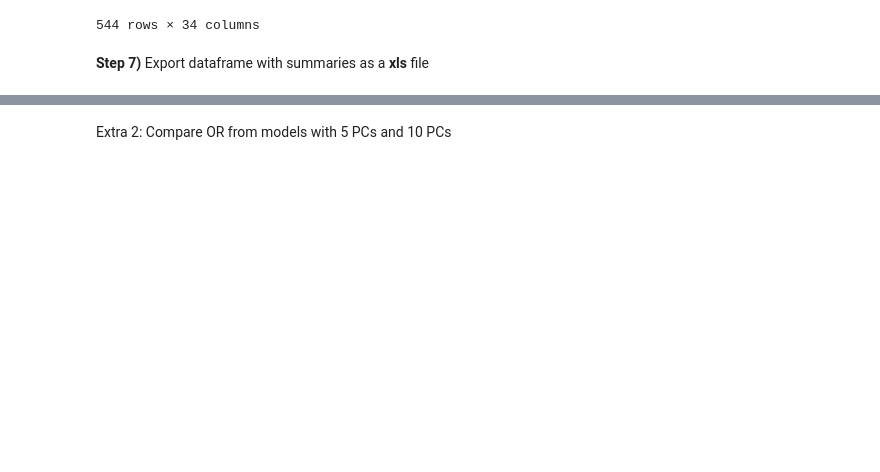
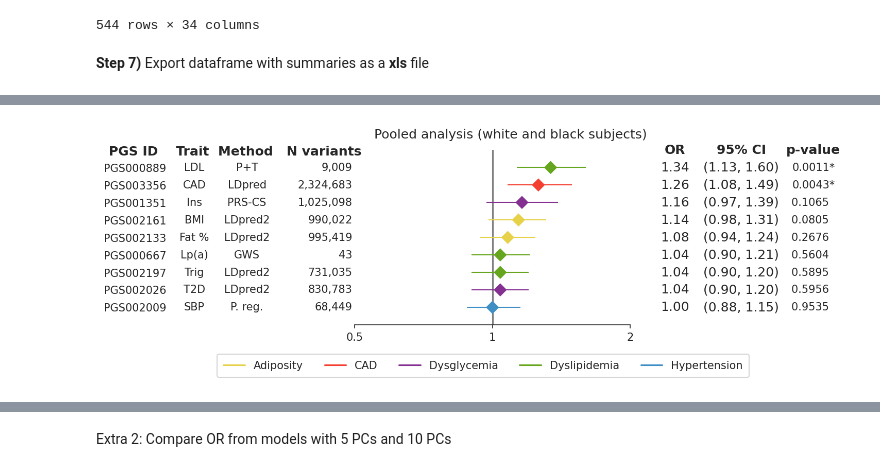
Before and after one commit to rodrigoguarischi/sea, a Jupyter notebook: calculate_grs_odds_ratios_and_create_plots.ipynb, the cells around one changed output, grey strips where cells are left out. Cells and saved outputs as stored; diff of their text form; code cells hidden in the pictures; blank space fills up the shorter version.

```diff
--- a/calculate_grs_odds_ratios_and_create_plots.ipynb
+++ b/calculate_grs_odds_ratios_and_create_plots.ipynb
@@ -735,0 +894,90 @@ Extra: Test interaction term **score*race**
+# %%
+### Plot selected scores without segregrating cohort
+
+# Set image resolution and background
+plt.rcParams['figure.dpi']= 150
+sns.set_style('white')
+
+# Function to return a subset of models that will be used on the forest plot
+def get_models_subset(reference_panel_id, grs_subset, threshold ):
+
+    # Get only subset of lines that meet the criteria
+    models_subset = models_summaries_interaction[ (models_summaries_interaction["reference_panel"] == reference_panel_id) & (models_summaries_interaction["GRS"].isin( grs_subset) ) & (models_summaries_interaction["threshold"] == threshold )]
+    models_subset = models_subset.sort_values("odds_ratio", ascending=False)
+
+    return( models_subset )
+
+# Define score_info and classes of selected scores
+grs_subset_and_info = {
+    "PGS003356": ["CAD", "LDpred", "2,324,683", "CAD"],
+    # "PGS000018": ["CAD", "metaGRS", "1,745,179", "CAD"],
+    "PGS000889": ["LDL", "P+T", "9,009", "Dyslipidemia"],
+    "PGS002133": ["Fat %", "LDpred2", "995,419", "Adiposity"],
+    "PGS001351": ["Ins", "PRS-CS", "1,025,098", "Dysglycemia"],
+    "PGS002161": ["BMI", "LDpred2", "990,022", "Adiposity"],
+    "PGS000667": ["Lp(a)", "GWS", "43", "Dyslipidemia"],
+    "PGS002197": ["Trig", "LDpred2", "731,035", "Dyslipidemia"],
+    "PGS002026": ["T2D", "LDpred2", "830,783", "Dysglycemia"],
+    "PGS002009": ["SBP", "P. reg.", "68,449", "Hypertension"]
+    }
+class_to_color = {
+    "CAD": sns.color_palette( n_colors=40, palette="CMRmap" )[19],
+    "Adiposity": sns.color_palette( n_colors=40, palette="CMRmap" )[32],
+    "Dysglycemia": sns.color_palette( n_colors=40, palette="CMRmap" )[13],
+    "Dyslipidemia": sns.color_palette( n_colors=40, palette="Dark2" )[4],
+    "Hypertension": sns.color_palette( n_colors=10, palette="Blues" )[6]
+    }
+
+# Subset based on criterias and save to a new dataframe
+models_subset = get_models_subset( "topmed", grs_subset_and_info.keys(), "r0")
+
+# Assign classes and colors to each score
+models_subset = models_subset.assign( trait_abbreviation=[ grs_subset_and_info[ elem ][0] for elem in models_subset["GRS"].to_list() ] )
+models_subset = models_subset.assign( dev_method=[ grs_subset_and_info[ elem ][1] for elem in models_subset["GRS"].to_list() ] )
+models_subset = models_subset.assign( n_variants=[ grs_subset_and_info[ elem ][2] for elem in models_subset["GRS"].to_list() ] )
+models_subset = models_subset.assign( grs_class=[ grs_subset_and_info[ elem ][3] for elem in models_subset["GRS"].to_list() ] )
+models_subset = models_subset.assign( color=[ class_to_color[ elem ] for elem in models_subset["grs_class"].to_list() ] )
+
+# Test p-values to see if they survive to multiple testing correction (FDR)
+fdr_result = fdrcorrection( models_subset["score_pvalue"].to_list() )
+models_subset = models_subset.assign( adjusted_p=fdr_result[1] )
+models_subset = models_subset.assign( fdr_significant=fdr_result[0] )
+
+# Create plot
+p = EffectMeasurePlot(
+    label=[ "{0}                                                     ".format( row["GRS"] ) for index, row in models_subset.iterrows() ],
+    effect_measure=[ "{0:.2f}".format(row["odds_ratio"]) for index, row in models_subset.iterrows() ],
+    lcl=[ "{0:.2f}".format(row["conf_interval_lower"]) for index, row in models_subset.iterrows() ],
+    ucl=[ "{0:.2f}".format(row["conf_interval_upper"]) for index, row in models_subset.iterrows() ]
+    )
+# # Adjust axis, labels, titles and frame (sets OR and CI labels to null to use bold fontweight on them)
+p.labels(effectmeasure='', conf_int='', scale='log')
+p.colors(pointshape="D", pointcolor=models_subset["color"], errorbarcolor=models_subset["color"] )
+ax=p.plot(figsize=(7,3), t_adjuster=0.05, min_value=0.5, max_value=2)
+plt.suptitle(" PGS ID    Trait  Method   N variants", x=-0.1, y=0.90, fontweight="bold")
+plt.title("Pooled analysis (white and black subjects)", loc="center",x=-1, y=1.03)
+plt.text( x=0.25, y=1, ha='center', va="center", s="OR", fontsize=12, fontweight="bold")
+plt.text( x=0.753, y=1, ha='center', va="center", s="95% CI", fontsize=12, fontweight="bold")
+ax.spines['top'].set_visible(False)
+ax.spines['right'].set_visible(False)
+ax.spines['bottom'].set_visible(True)
+ax.spines['left'].set_visible(False)
+ax.tick_params( axis='x', which="minor", bottom=False )
+
+# Add right column with score p-values and mark with * the ones that survive FDR
+plt.text( x=1.3, y=1, ha='center', va="center", s="p-value", fontsize=12, fontweight="bold")
+
+p_value_y_pos = 0.9
+for index, row in models_subset.iterrows():
+    plt.text( x=-3.4, y=p_value_y_pos, ha='center', va="center", s="{0}".format( row["trait_abbreviation"] ), fontsize=10)
+    plt.text( x=-3, y=p_value_y_pos, ha='center', va="center", s="{0}".format( row["dev_method"] ), fontsize=10)
+    plt.text( x=-2.2, y=p_value_y_pos, ha='right', va="center", s="{0}".format( row["n_variants"] ), fontsize=10)
+    plt.text( x=1.3, y=p_value_y_pos, ha='center', va="center", s="{0:.4f}{1}".format( row["score_pvalue"], "*" if( row["fdr_significant"] ) else "  "), fontsize=10)
+    p_value_y_pos-=0.1
+
+# Add legend
+trait_handles = []
+for grs_class in sorted( set( models_subset[ "grs_class" ] )  ):
+    trait_handles.append( mlines.Line2D([], [], label=grs_class, color=class_to_color[grs_class], marker='_', markersize=15) )
+ax.legend(handles=trait_handles, loc=(-0.5, -0.3), shadow=False, borderpad=0.6, ncol=5)
+# %% [output]
@@ -736,3 +985,4 @@ Extra: Test interaction term **score*race**
+[figure, added]
 # %%
 # Run score with LDL+CAD for whites to assess integration of various PRSs into a single model
 
```
Also changed, not shown: parts of 22 cells of this notebook.
